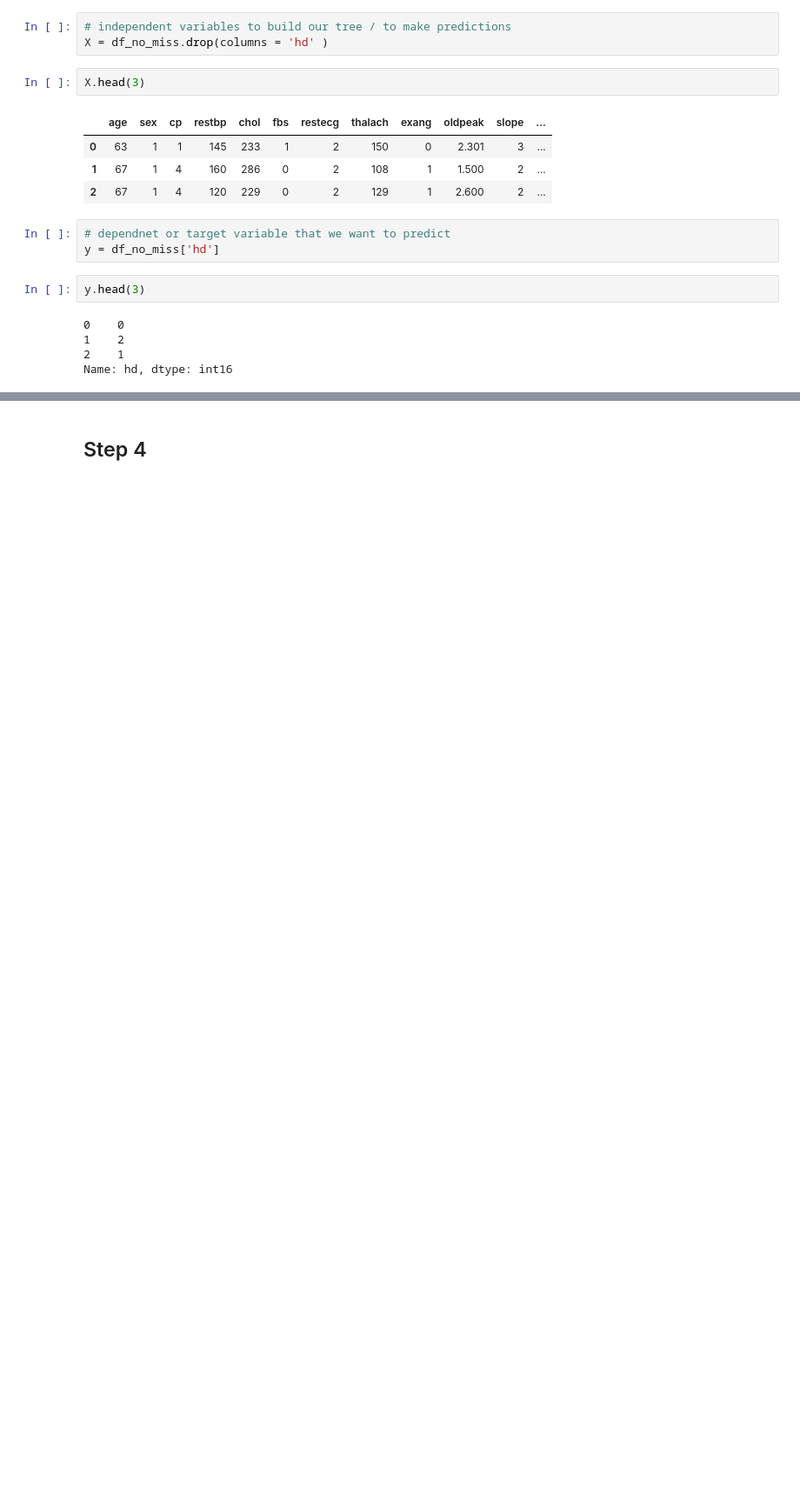
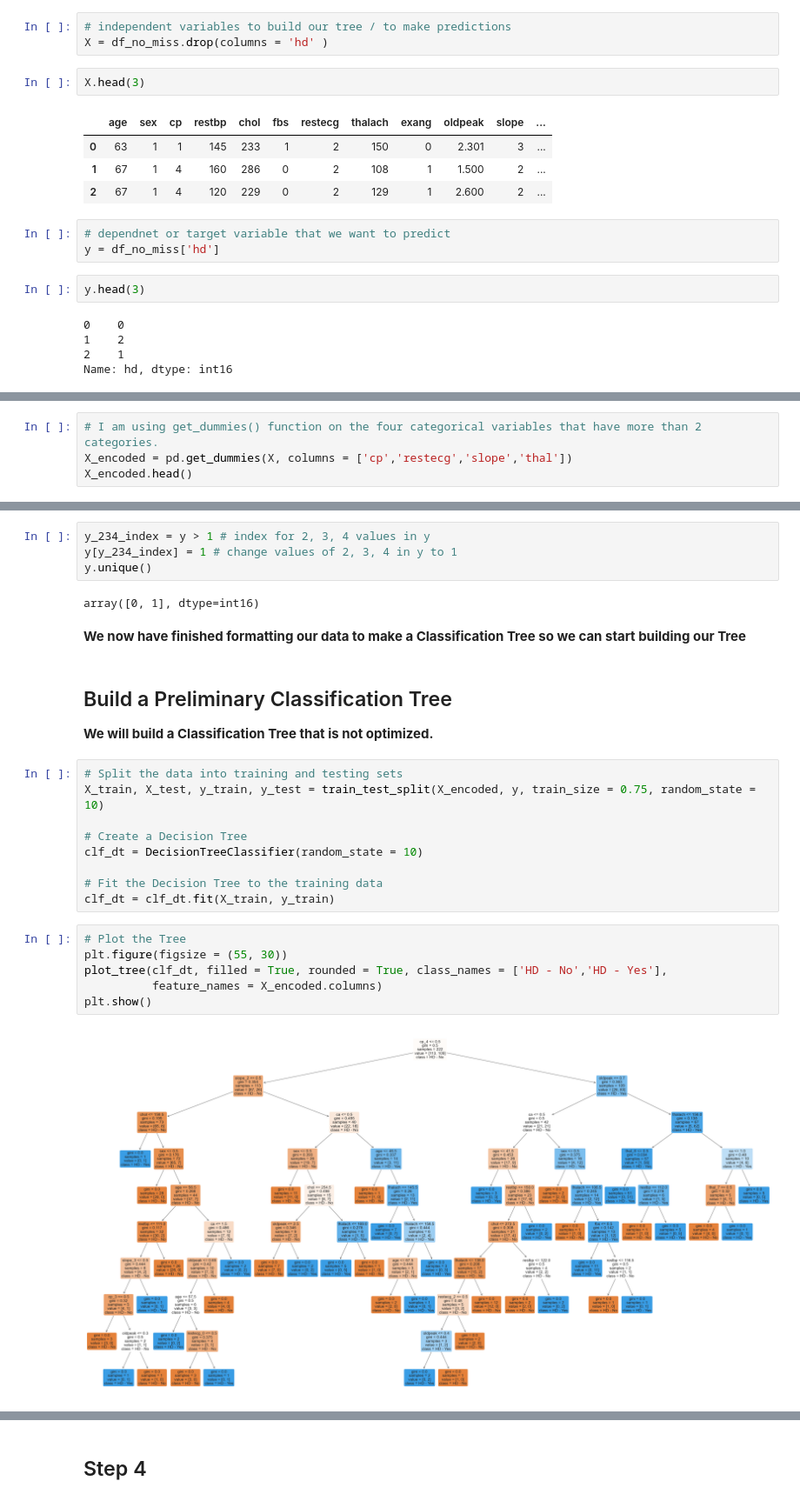
Before and after one commit to unpatel1/20220614_Classification_Tree_Heart_Disease, a Jupyter notebook: Classification_Tree_Heart_Disease.ipynb, the cells around one changed output, grey strips where cells are left out. Shown: that part at 87% size. Drawn from its saved outputs; the diff is of its cells as text; blank space fills up the shorter version.

Commit message:
Built a Preliminary Classification Tree

```diff
--- a/Classification_Tree_Heart_Disease.ipynb
+++ b/Classification_Tree_Heart_Disease.ipynb
@@ -291,0 +318,4 @@ Name: hd, dtype: int16
+# %%
+# I am using get_dummies() function on the four categorical variables that have more than 2 categories.
+X_encoded = pd.get_dummies(X, columns = ['cp','restecg','slope','thal'])
+X_encoded.head()
@@ -291,0 +343,28 @@ Name: hd, dtype: int16
+# %%
+y_234_index = y > 1 # index for 2, 3, 4 values in y
+y[y_234_index] = 1 # change values of 2, 3, 4 in y to 1
+y.unique()
+# %% [output]
+array([0, 1], dtype=int16)
+# %% [markdown]
+**We now have finished formatting our data to make a Classification Tree so we can start building our Tree**
+# %% [markdown]
+## Build a Preliminary Classification Tree
+**We will build a Classification Tree that is not optimized.**
+# %%
+# Split the data into training and testing sets
+X_train, X_test, y_train, y_test = train_test_split(X_encoded, y, train_size = 0.75, random_state = 10)
+
+# Create a Decision Tree
+clf_dt = DecisionTreeClassifier(random_state = 10)
+
+# Fit the Decision Tree to the training data
+clf_dt = clf_dt.fit(X_train, y_train)
+# %%
+# Plot the Tree
+plt.figure(figsize = (55, 30))
+plot_tree(clf_dt, filled = True, rounded = True, class_names = ['HD - No','HD - Yes'],
+          feature_names = X_encoded.columns)
+plt.show()
+# %% [output]
+[figure, added]
```
Also changed, not shown: parts of 16 cells of this notebook.
